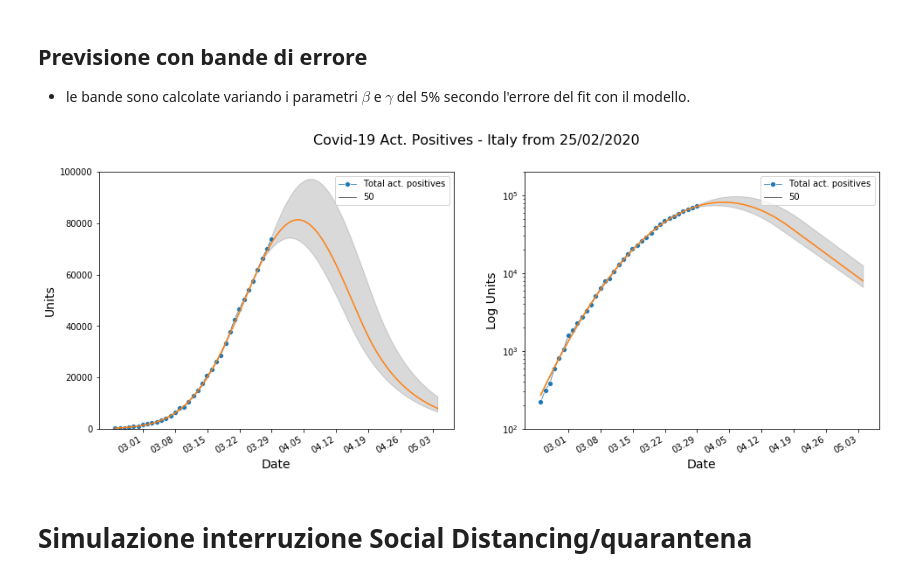
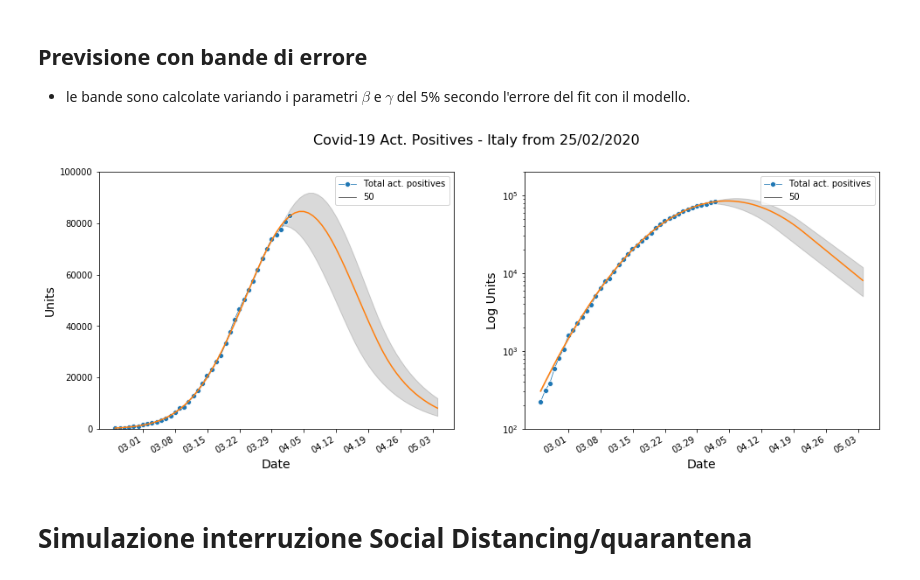
Before and after one commit to AndC314/COVID-19, a Jupyter notebook: SIR-with-Italy data.ipynb, the cells around one changed output. Cells and saved outputs as stored; diff of their text form; code cells hidden in the pictures.

```diff
--- a/SIR-with-Italy data.ipynb
+++ b/SIR-with-Italy data.ipynb
@@ -112,16 +179,16 @@ def deriv_betarolling(y, t, N, beta, gamma,cf):
 # Total population, N.
 N = 10e6
 # Initial number of infected and recovered individuals, I0 and R0.
-I0, R0 = 270, 0
+I0, R0 = 300, 0
 # Everyone else, S0, is susceptible to infection initially.
 S0 = N - I0 - R0
 # Initial conditions vector
 y0 = S0, I0, R0
 
 t = np.linspace(0, 70, 71)
-beta_i = 0.35220513
-gamma0 =  0.10010487
-cf = 0.02039365
+beta_i = 0.353
+gamma0 =  0.111
+cf = 0.0192
 SIR = pd.DataFrame(odeint(deriv_betarolling, y0, t, args=(N, beta_i, gamma0,cf)), columns=['S','I','R'])
 SIR['Days'] = t
 
@@ -218,2 +279,0 @@ plt.ylabel('Contagi');
-# %%
-report_fit(result)
@@ -384,7 +428,10 @@ def sir_bounds(y, t, N, beta, gamma, cf,cond,yday,cf_low,cf_sup):
 # Total population, N.
 N = 10e6
 # Initial number of infected and recovered individuals, I0 and R0.
-I0, R0 = 270, 0
+I0, R0 = result.params['i0'].value, 0
+beta_i =result.params['beta_i'].value
+gamma0 =  result.params['gamma'].value
+cf = result.params['tau'].value
 # Everyone else, S0, is susceptible to infection initially.
 S0 = N - I0 - R0
 # Initial conditions vector
@@ -393,23 +440,21 @@ t = np.linspace(0, 70, 71)
 
 yday  = dfr.Days.max()-2
 
-beta_i = 0.35220513
-gamma0 =  0.10010487
-cf = 0.02039365
+
 
 cf_low = 0.0214
 cf_sup = 0.0194
 
-result = pd.DataFrame()
-result['Days'] = t
+results = pd.DataFrame()
+results['Days'] = t
 
 for cond in ['std','low','sup']:
     temp = pd.DataFrame(odeint(sir_bounds, y0, t, args=(N, beta_i, gamma0,cf,cond,yday,cf_low,cf_sup)), columns=['S'+cond,'I'+cond,'R'+cond])
-    result = pd.concat([result,temp],axis=1)
-result['date'] =pd.date_range(dfr.data.min(), periods=result.shape[0], freq='D')
-result['Tot'] = result['Istd']+result['Rstd']
-result['Tot_low'] = result['Ilow']+result['Rlow']
-result['Tot_sup'] = result['Isup']+result['Rsup']
+    results = pd.concat([results,temp],axis=1)
+results['date'] =pd.date_range(dfr.data.min(), periods=results.shape[0], freq='D')
+results['Tot'] = results['Istd']+results['Rstd']
+results['Tot_low'] = results['Ilow']+results['Rlow']
+results['Tot_sup'] = results['Isup']+results['Rsup']
 # %%
 label_std = 'Sim.'+r' $ \beta $ = $ \beta $*(1.1-0.02)'#', $\gamma$ = 1/9'
 label_low = 'Sim.'+r' $ \beta $ = $ \beta $*(1.1-0.02)'#',$\gamma$ = 1/8'
@@ -418,34 +463,34 @@ I2=result.Istd
 # %%
-plotdata = result[(result.Days<90)&(result.Istd>100)][['Istd','Ilow','Isup','Days','date']].copy()
+plotdata = results[(results.Days<90)&(results.Istd>100)][['Istd','Ilow','Isup','Days','date']].copy()
 plotdata.index = plotdata.date
 
 fc_series = pd.Series(plotdata['Istd'])
 lower_series = pd.Series(plotdata['Ilow'])
 upper_series = pd.Series(plotdata['Isup'])
 
 fig, ax = plt.subplots(1,2,figsize=(16,6))
 fig.autofmt_xdate()
 
 i=0
 for axx in ax:
-    sns.lineplot(x='data',y='totale_attualmente_positivi', data=dfr, label='Total act. positives', lw=2, marker="o", size=50,legend='full',ax=ax[i])
+    sns.lineplot(x='data',y='totale_positivi', data=dfr, label='Total act. positives', lw=2, marker="o", size=50,legend='full',ax=ax[i])
     ax[i].plot(fc_series, label='forecast')
     ax[i].fill_between(lower_series.index, lower_series, upper_series,
                  color='k', alpha=.15)
     ax[i].set_ylabel('Units', fontsize=14)
     ax[i].set_xlabel('Date', fontsize=14)
     ax[i].xaxis.set_major_locator(mdates.AutoDateLocator())
     ax[i].set(xticks=pd.date_range(plotdata.date.min(), periods=fc_series.shape[0]/7, freq='W'))
     ax[i].xaxis.set_major_formatter(mdates.DateFormatter('%m.%d'))
     ax[i].set_ylim(0,100000)
     if i==1:
         ax[i].set_yscale('log')
         ax[i].set_ylim(100,200000)
         ax[i].set_ylabel('Log Units', fontsize=14)
     i+=1
 plt.suptitle('Covid-19 Act. Positives - Italy from 25/02/2020', fontsize=16);
 # %% [output]
-[figure, old version]
+[figure, new version]
 # %% [markdown]
 # Simulazione interruzione Social Distancing/quarantena
 # %% [markdown]
```
Also changed, not shown: parts of 47 cells of this notebook, 1 other file.
